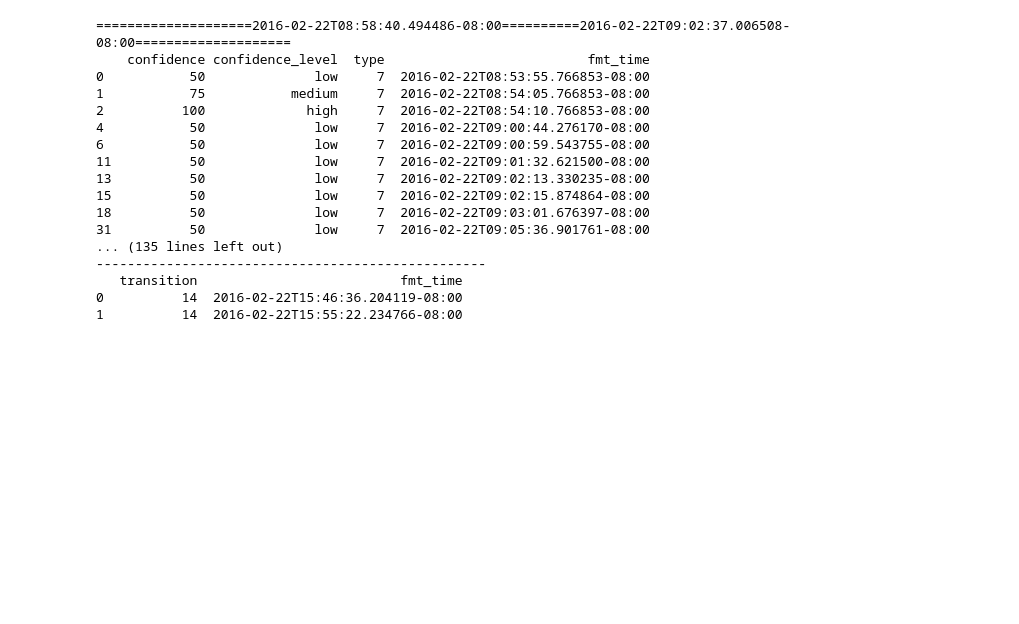
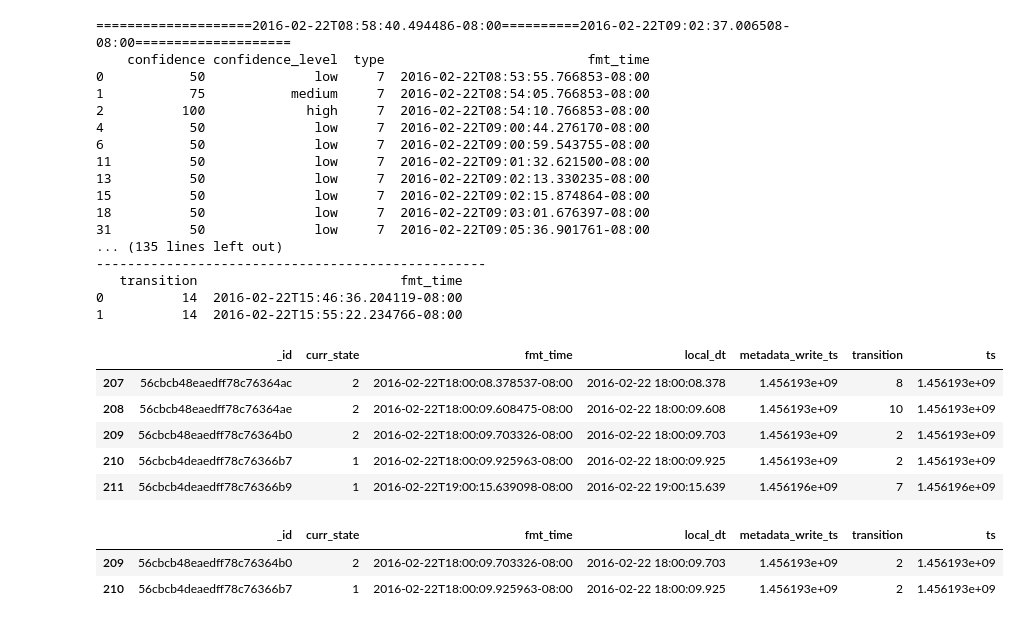
Before and after one commit to e-mission/e-mission-server, a Jupyter notebook: emission/analysis/notebooks/iOS section segmentation.ipynb, the cells around one changed output. Drawn from its saved outputs; the diff is of its cells as text; code cells hidden in the pictures; blank space fills up the shorter version.

```diff
--- a/emission/analysis/notebooks/iOS section segmentation.ipynb
+++ b/emission/analysis/notebooks/iOS section segmentation.ipynb
@@ -166,3 +149,21 @@ for trip in trips:
    transition                          fmt_time
 0          14  2016-02-22T15:46:36.204119-08:00
 1          14  2016-02-22T15:55:22.234766-08:00
+# %%
+transition_df = esta.TimeSeries.get_time_series(UUID('c528bcd2-a88b-3e82-be62-ef4f2396967a')) \
+                        .get_data_df('statemachine/transition', None)
+# %%
+transition_df.tail()
+# %% [output]
+|  | _id | curr_state | fmt_time | local_dt | metadata_write_ts | transition | ts |
+| 207 | 56cbcb48eaedff78c76364ac | 2 | 2016-02-22T18:00:08.378537-08:00 | 2016-02-22 18:00:08.378 | 1.456193e+09 | 8 | 1.456193e+09 |
+| 208 | 56cbcb48eaedff78c76364ae | 2 | 2016-02-22T18:00:09.608475-08:00 | 2016-02-22 18:00:09.608 | 1.456193e+09 | 10 | 1.456193e+09 |
+| 209 | 56cbcb48eaedff78c76364b0 | 2 | 2016-02-22T18:00:09.703326-08:00 | 2016-02-22 18:00:09.703 | 1.456193e+09 | 2 | 1.456193e+09 |
+| 210 | 56cbcb4deaedff78c76366b7 | 1 | 2016-02-22T18:00:09.925963-08:00 | 2016-02-22 18:00:09.925 | 1.456193e+09 | 2 | 1.456193e+09 |
+| 211 | 56cbcb4deaedff78c76366b9 | 1 | 2016-02-22T19:00:15.639098-08:00 | 2016-02-22 19:00:15.639 | 1.456196e+09 | 7 | 1.456196e+09 |
+# %%
+transition_df[(transition_df.ts > 1456189016) & (transition_df.transition == 2)]
+# %% [output]
+|  | _id | curr_state | fmt_time | local_dt | metadata_write_ts | transition | ts |
+| 209 | 56cbcb48eaedff78c76364b0 | 2 | 2016-02-22T18:00:09.703326-08:00 | 2016-02-22 18:00:09.703 | 1.456193e+09 | 2 | 1.456193e+09 |
+| 210 | 56cbcb4deaedff78c76366b7 | 1 | 2016-02-22T18:00:09.925963-08:00 | 2016-02-22 18:00:09.925 | 1.456193e+09 | 2 | 1.456193e+09 |
```
Also changed, not shown: parts of 1 cell of this notebook, 1 other file.
